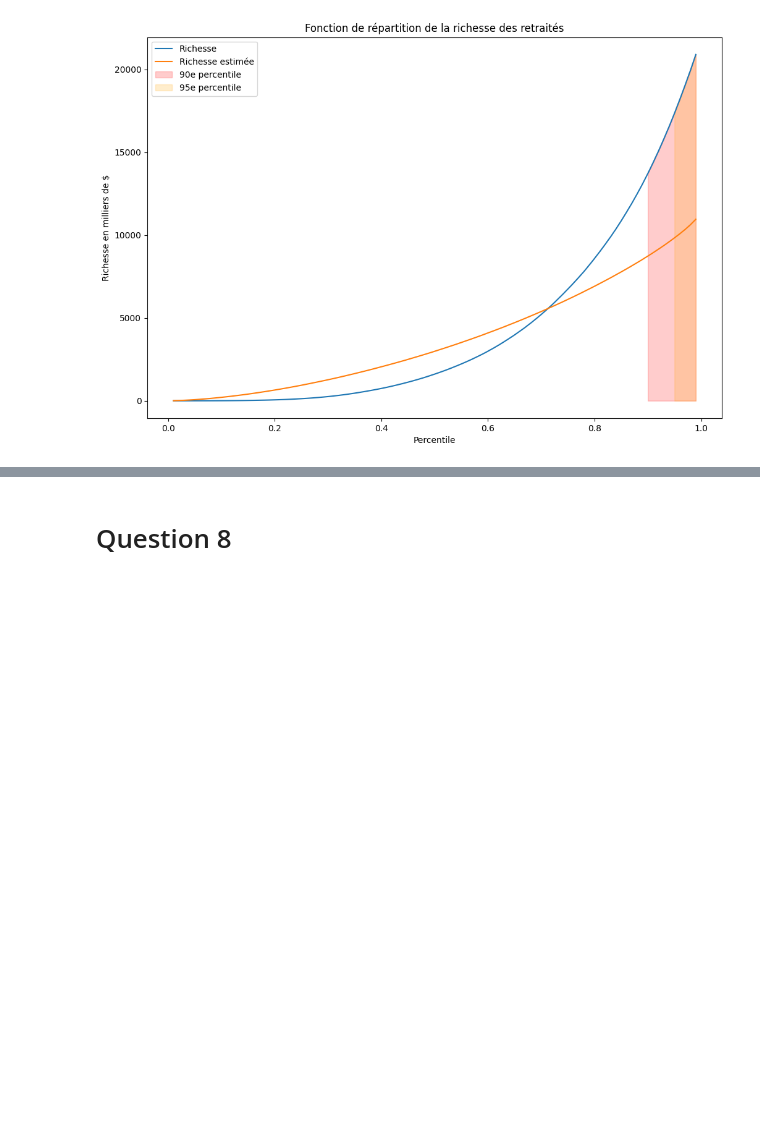
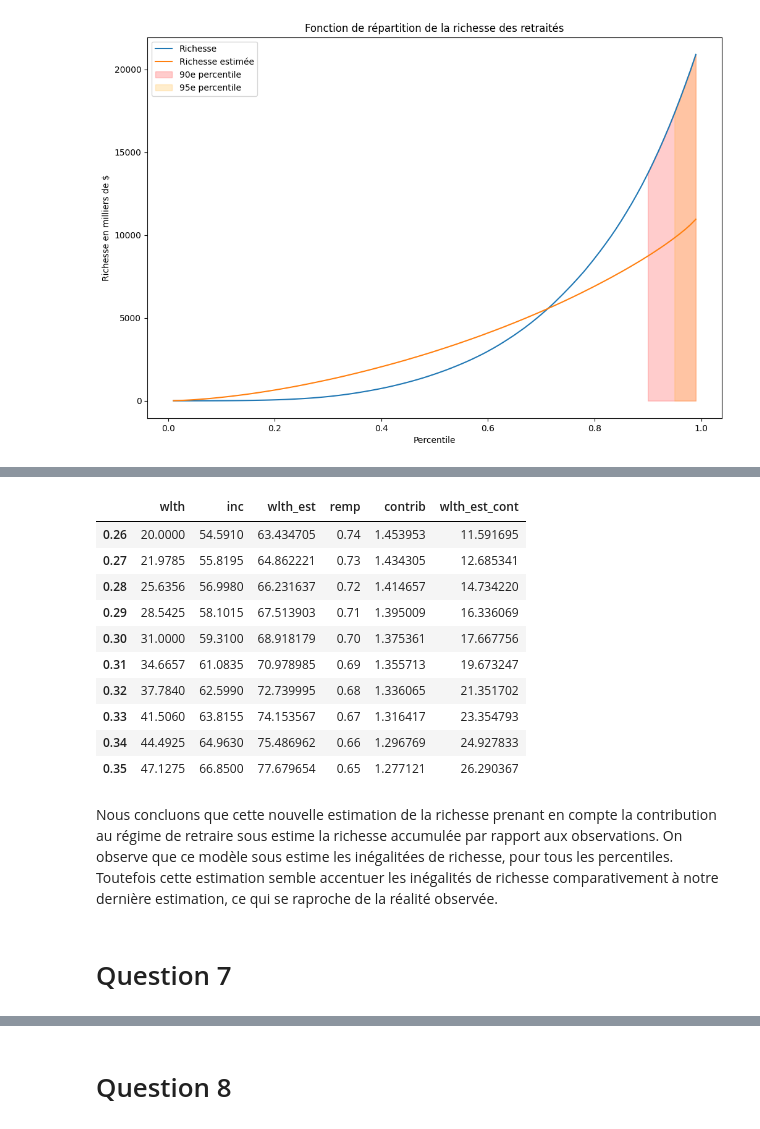
Before and after one commit to felixpoirier1/Devoir2, a Jupyter notebook: devoir.ipynb, the cells around one changed output, grey strips where cells are left out. Drawn from its saved outputs; the diff is of its cells as text; code cells hidden in the pictures; blank space fills up the shorter version.

```diff
--- a/devoir.ipynb
+++ b/devoir.ipynb
@@ -158,0 +200,18 @@ ValueError: Wrong number of items passed 99, placement implies 1
+# %%
+df.iloc[25:35]
+# %% [output]
+|  | wlth | inc | wlth_est | remp | contrib | wlth_est_cont |
+| 0.26 | 20.0000 | 54.5910 | 63.434705 | 0.74 | 1.453953 | 11.591695 |
+| 0.27 | 21.9785 | 55.8195 | 64.862221 | 0.73 | 1.434305 | 12.685341 |
+| 0.28 | 25.6356 | 56.9980 | 66.231637 | 0.72 | 1.414657 | 14.734220 |
+| 0.29 | 28.5425 | 58.1015 | 67.513903 | 0.71 | 1.395009 | 16.336069 |
+| 0.30 | 31.0000 | 59.3100 | 68.918179 | 0.70 | 1.375361 | 17.667756 |
+| 0.31 | 34.6657 | 61.0835 | 70.978985 | 0.69 | 1.355713 | 19.673247 |
+| 0.32 | 37.7840 | 62.5990 | 72.739995 | 0.68 | 1.336065 | 21.351702 |
+| 0.33 | 41.5060 | 63.8155 | 74.153567 | 0.67 | 1.316417 | 23.354793 |
+| 0.34 | 44.4925 | 64.9630 | 75.486962 | 0.66 | 1.296769 | 24.927833 |
+| 0.35 | 47.1275 | 66.8500 | 77.679654 | 0.65 | 1.277121 | 26.290367 |
+# %% [markdown]
+Nous concluons que cette nouvelle estimation de la richesse prenant en compte la contribution au régime de retraire sous estime la richesse accumulée par rapport aux observations. On observe que ce modèle sous estime les inégalitées de richesse, pour tous les percentiles. Toutefois cette estimation semble accentuer les inégalités de richesse comparativement à notre dernière estimation, ce qui se raproche de la réalité observée.
+# %% [markdown]
+# Question 7
```
Also changed, not shown: parts of 9 cells of this notebook, 1 other file.
